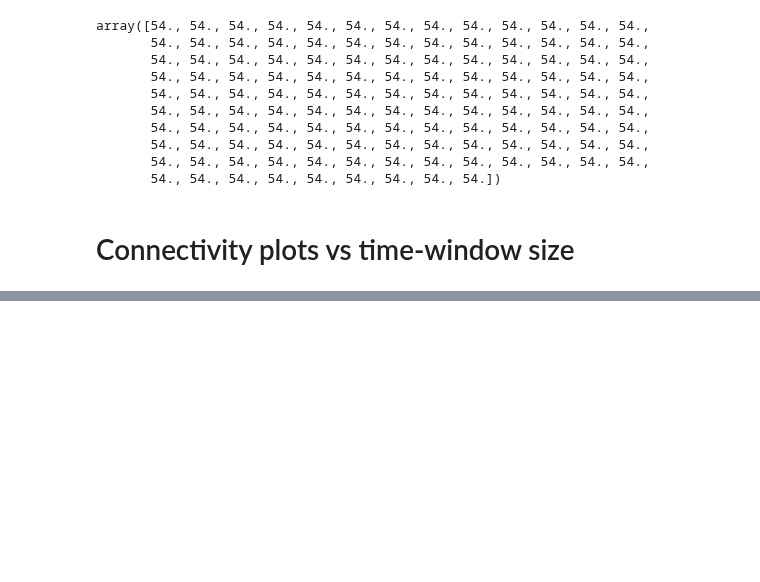
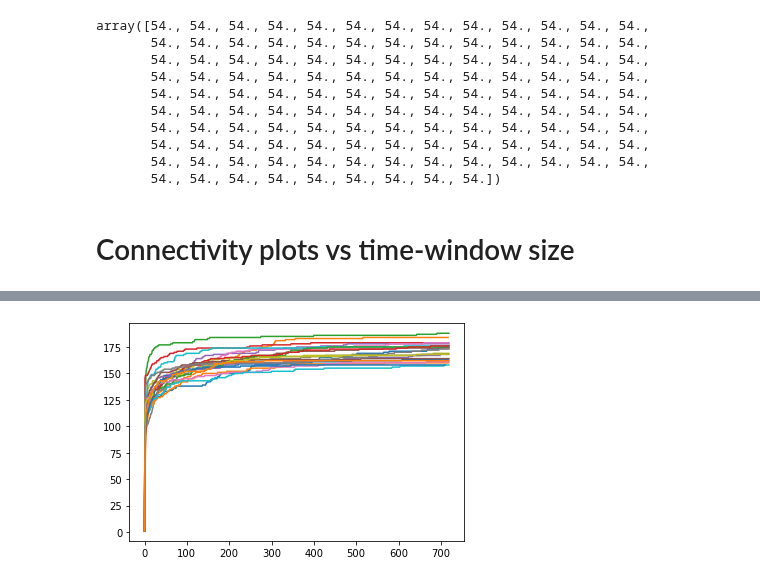
Before and after one commit to EnricoGavagnin/nest_topology_analysis, a Jupyter notebook: NTM_df_prop_calculator.ipynb, the cells around one changed output, grey strips where cells are left out. Drawn from its saved outputs; the diff is of its cells as text; code cells hidden in the pictures; blank space fills up the shorter version.

```diff
--- a/NTM_df_prop_calculator.ipynb
+++ b/NTM_df_prop_calculator.ipynb
@@ -506,0 +503,9 @@ EG_NTM_s18_DENb.myrmidon
+# %%
+Gcc_df = pd.read_pickle('data/Gcc_NEST.pkl')
+Gcc_df = Gcc_df[Gcc_df.rep != 20]
+
+for rep in Gcc_df.Gcc:
+   plt.plot([len(cc[0]) for cc in rep[0]])
+   #plt.xlim([0,10])
+# %% [output]
+[figure, added]
```
Also changed, not shown: parts of 2 cells of this notebook, 13 other files.
